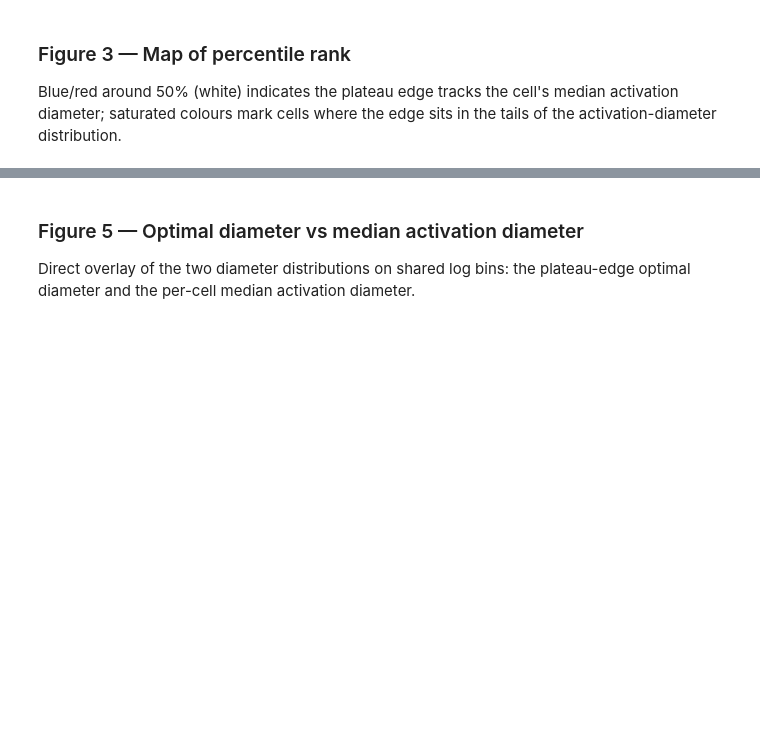
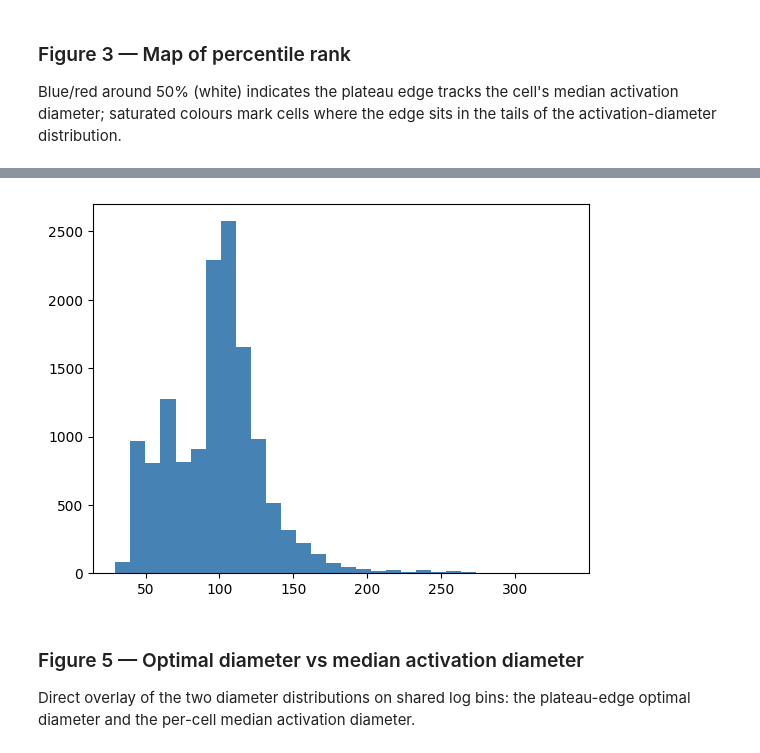
Before and after one commit to peter-churchill/PhD-Susceptibility, a Jupyter notebook: notebooks/noresm_global_optimal_diameter.ipynb, the cells around one changed output, grey strips where cells are left out. Saved outputs shown, nothing was run; the diff lists cells and outputs as text; code cells hidden in the pictures; blank space fills up the shorter version.

```diff
--- a/notebooks/noresm_global_optimal_diameter.ipynb
+++ b/notebooks/noresm_global_optimal_diameter.ipynb
@@ -269,3 +312,9 @@ plt.show()
+# %%
+plt.hist(dact_median.flatten(), bins=30,
+         color="steelblue")
+plt.show()
+# %% [output]
+[figure, added]
 # %% [markdown]
 ### Figure 5 — Optimal diameter vs median activation diameter
 
```
Also changed, not shown: parts of 22 cells of this notebook.
